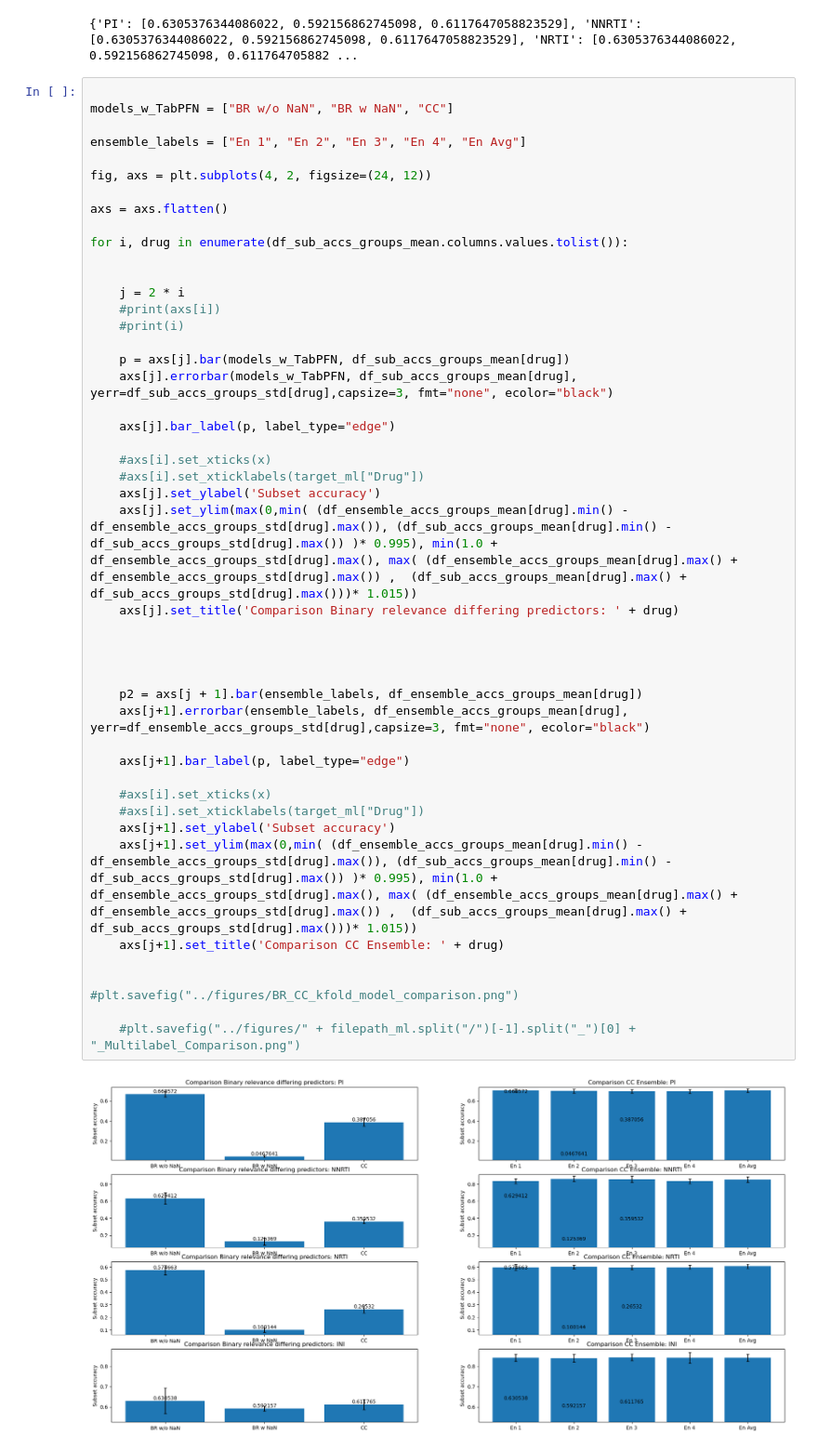
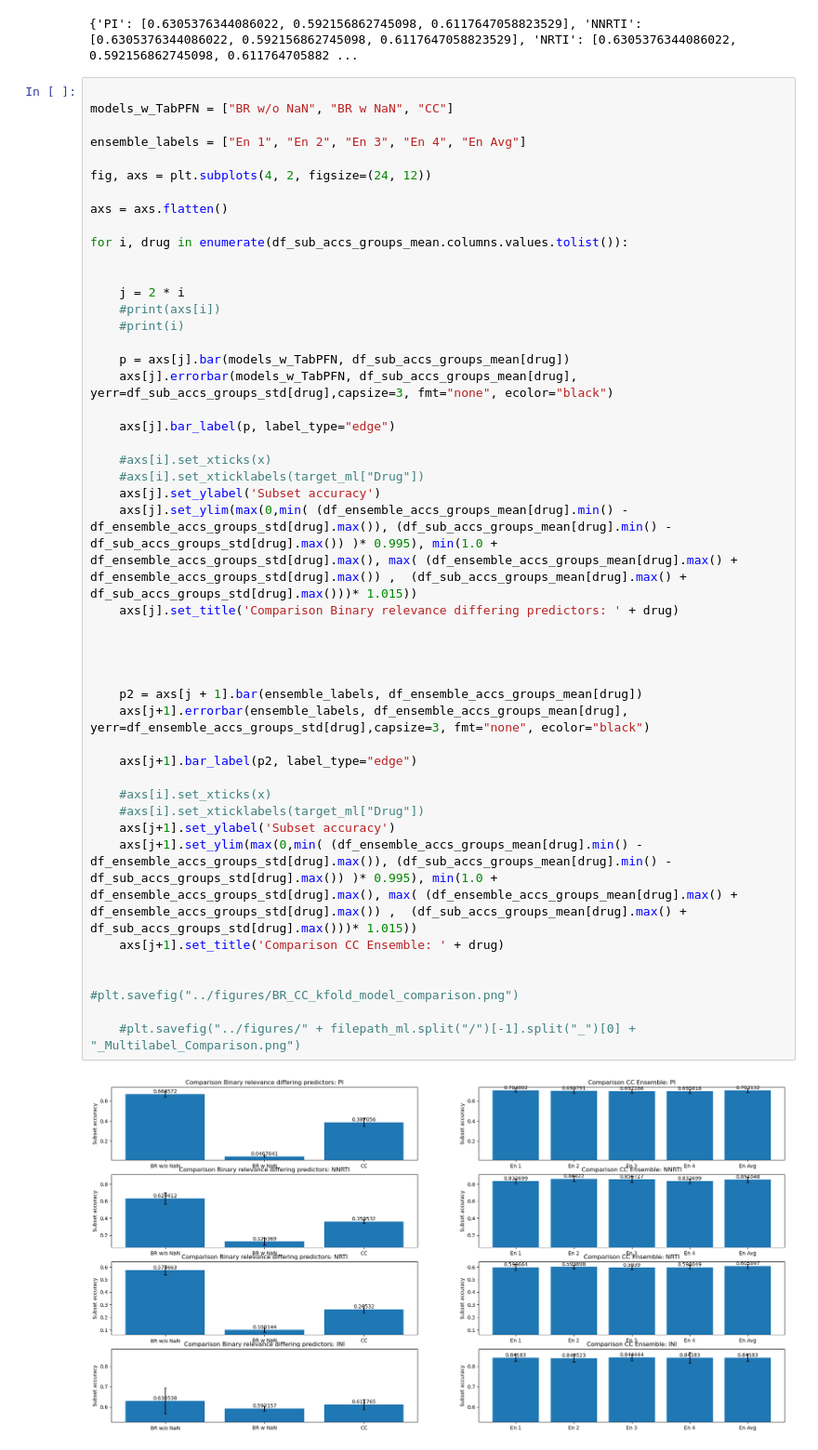
Before and after one commit to FloAvis/Masterthesis_TabPFN_HIV, a Jupyter notebook: statistics/CC_ensemble_statistics.ipynb, the cells around one changed output. Shown at 93% size. Cells and saved outputs as stored; diff of their text form.

```diff
--- a/statistics/CC_ensemble_statistics.ipynb
+++ b/statistics/CC_ensemble_statistics.ipynb
@@ -459,32 +459,32 @@ for i, drug in enumerate(df_sub_accs_groups_mean.columns.values.tolist()):
 
     p = axs[j].bar(models_w_TabPFN, df_sub_accs_groups_mean[drug])
     axs[j].errorbar(models_w_TabPFN, df_sub_accs_groups_mean[drug], yerr=df_sub_accs_groups_std[drug],capsize=3, fmt="none", ecolor="black")
 
     axs[j].bar_label(p, label_type="edge")
 
     #axs[i].set_xticks(x)
     #axs[i].set_xticklabels(target_ml["Drug"])
     axs[j].set_ylabel('Subset accuracy')
     axs[j].set_ylim(max(0,min( (df_ensemble_accs_groups_mean[drug].min() - df_ensemble_accs_groups_std[drug].max()), (df_sub_accs_groups_mean[drug].min() - df_sub_accs_groups_std[drug].max()) )* 0.995), min(1.0 + df_ensemble_accs_groups_std[drug].max(), max( (df_ensemble_accs_groups_mean[drug].max() + df_ensemble_accs_groups_std[drug].max()) ,  (df_sub_accs_groups_mean[drug].max() + df_sub_accs_groups_std[drug].max()))* 1.015))
     axs[j].set_title('Comparison Binary relevance differing predictors: ' + drug)
 
 
 
 
     p2 = axs[j + 1].bar(ensemble_labels, df_ensemble_accs_groups_mean[drug])
     axs[j+1].errorbar(ensemble_labels, df_ensemble_accs_groups_mean[drug], yerr=df_ensemble_accs_groups_std[drug],capsize=3, fmt="none", ecolor="black")
 
-    axs[j+1].bar_label(p, label_type="edge")
+    axs[j+1].bar_label(p2, label_type="edge")
 
     #axs[i].set_xticks(x)
     #axs[i].set_xticklabels(target_ml["Drug"])
     axs[j+1].set_ylabel('Subset accuracy')
     axs[j+1].set_ylim(max(0,min( (df_ensemble_accs_groups_mean[drug].min() - df_ensemble_accs_groups_std[drug].max()), (df_sub_accs_groups_mean[drug].min() - df_sub_accs_groups_std[drug].max()) )* 0.995), min(1.0 + df_ensemble_accs_groups_std[drug].max(), max( (df_ensemble_accs_groups_mean[drug].max() + df_ensemble_accs_groups_std[drug].max()) ,  (df_sub_accs_groups_mean[drug].max() + df_sub_accs_groups_std[drug].max()))* 1.015))
     axs[j+1].set_title('Comparison CC Ensemble: ' + drug)
 
 
 #plt.savefig("../figures/BR_CC_kfold_model_comparison.png")
 
     #plt.savefig("../figures/" + filepath_ml.split("/")[-1].split("_")[0] + "_Multilabel_Comparison.png")
 # %% [output]
-[figure, old version]
+[figure, new version]
```
Also changed, not shown: parts of 1 cell of this notebook, 4 other files.
